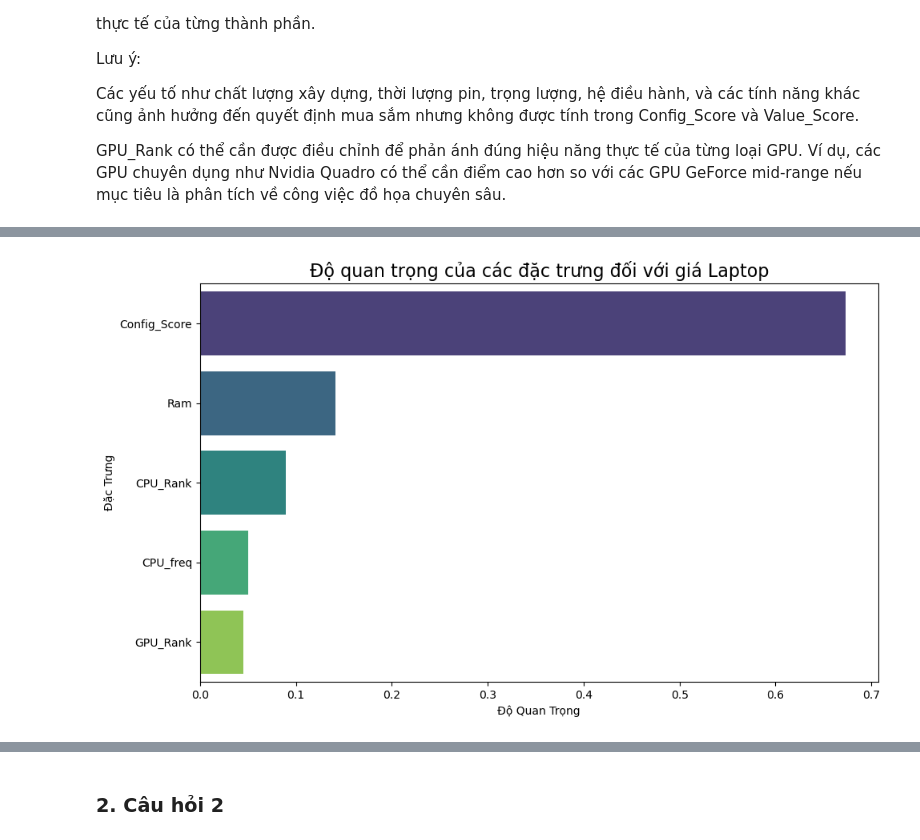
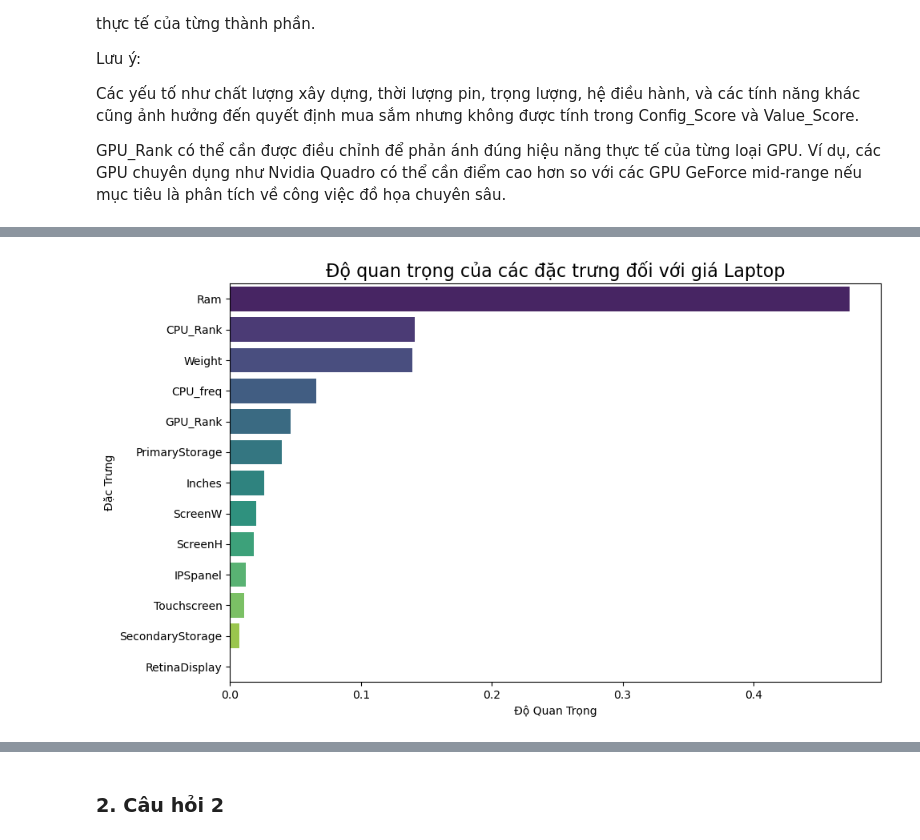
Before and after one commit to nguyennn263/final-lab-programming4DS, a Jupyter notebook: TienQuoc_Q1.ipynb, the cells around one changed output, grey strips where cells are left out. Drawn from its saved outputs; the diff is of its cells as text; code cells hidden in the pictures.

```diff
--- a/TienQuoc_Q1.ipynb
+++ b/TienQuoc_Q1.ipynb
@@ -557,0 +565,11 @@ plt.show()
+# %%
+# Chuyển giá trị YES/NO sang 1/0 của 3 cột Touchscreen, IPSpanel, RetinaDisplay
+df['Touchscreen'] = df['Touchscreen'].map({'Yes': 1, 'No': 0})
+df['IPSpanel'] = df['IPSpanel'].map({'Yes': 1, 'No': 0})
+df['RetinaDisplay'] = df['RetinaDisplay'].map({'Yes': 1, 'No': 0})
+
+
+plt.figure(figsize=(12, 8))
+sns.heatmap(df[['Touchscreen', 'IPSpanel', 'RetinaDisplay', 'Price_euros']].corr(), annot=True, cmap='coolwarm')
+plt.title('Tương quan giữa các tính năng bổ sung với giá Laptop')
+plt.show()
@@ -565,37 +587,37 @@ plt.show()
 from sklearn.ensemble import RandomForestRegressor
 
 # Feature Importance
-features = ['CPU_Rank', 'CPU_freq', 'Ram', 'GPU_Rank', 'Config_Score']
+features = ['Inches', 'Ram', 'Weight', 'ScreenW', 'ScreenH', 'CPU_freq', 'CPU_Rank', 'PrimaryStorage', 'SecondaryStorage', 'GPU_Rank', 'Touchscreen', 'IPSpanel', 'RetinaDisplay']
 X = df[features]
 y = df['Price_euros']
 
 # Khởi tạo và huấn luyện mô hình
 model = RandomForestRegressor(random_state=42)
 model.fit(X, y)
 importances = model.feature_importances_
 
 # Tạo DataFrame cho feature importances để dễ dàng vẽ
 feature_importances = pd.DataFrame({
     'Feature': features,
     'Importance': importances
 }).sort_values(by='Importance', ascending=False)
 
-# Vẽ biểu đồ độ quan trọng của các đặc trưng
+# Biểu đồ độ quan trọng của từng đặc trưng
 plt.figure(figsize=(10, 6))
 sns.barplot(
     x='Importance',
     y='Feature',
     data=feature_importances,
     hue='Feature',
     palette='viridis',
     dodge=False
 )
 plt.title('Độ quan trọng của các đặc trưng đối với giá Laptop', fontsize=16)
 plt.xlabel('Độ Quan Trọng')
 plt.ylabel('Đặc Trưng')
 plt.legend([], [], frameon=False)  # Ẩn legend
 plt.tight_layout()
 plt.show()
 # %% [output]
-[figure, old version]
+[figure, new version]
 # %%
```
Also changed, not shown: parts of 24 cells of this notebook.
